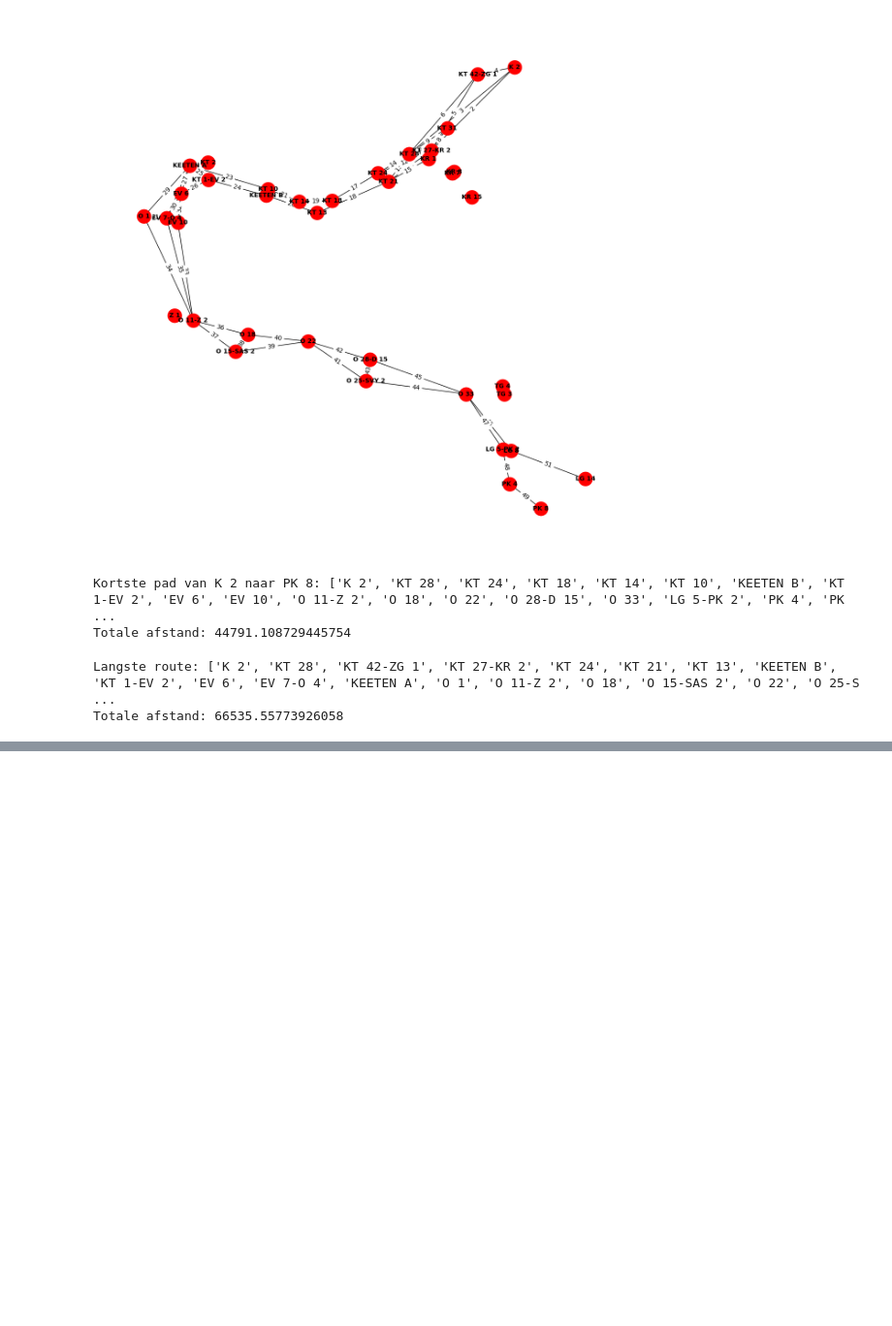
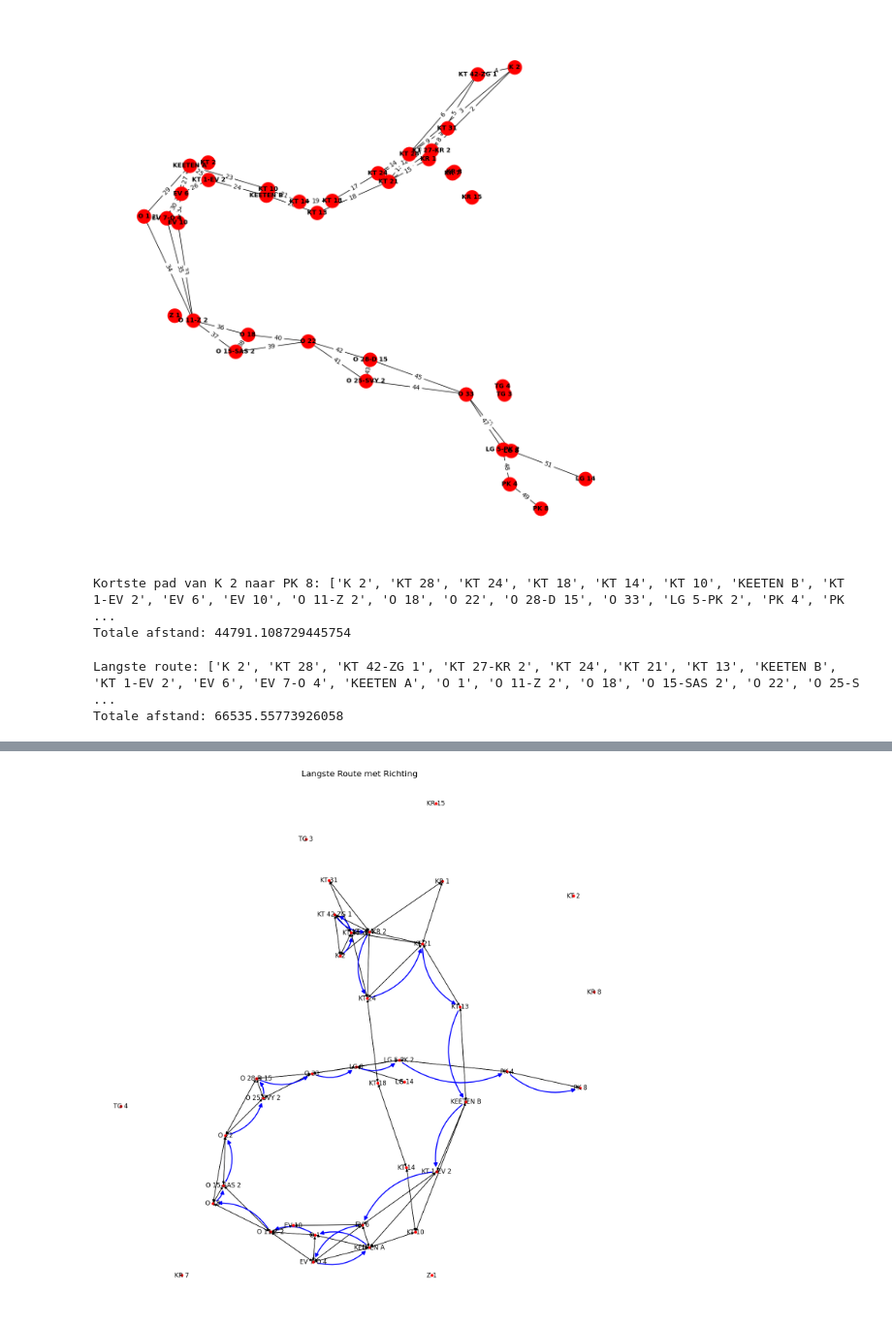
Before and after one commit to ajruben/spatial_project_zeilen, a Jupyter notebook: scripts/voorbereiden_data.ipynb, the cells around one changed output, grey strips where cells are left out. Shown at 97% size. Saved outputs shown, nothing was run; the diff lists cells and outputs as text; code cells hidden in the pictures; blank space fills up the shorter version.

```diff
--- a/scripts/voorbereiden_data.ipynb
+++ b/scripts/voorbereiden_data.ipynb
@@ -588,0 +598,31 @@ Totale afstand: 66535.55773926058
+# %%
+#route beter zichtbaar tussen knopen. niet geografisch accuraat
+
+if not isinstance(G, nx.DiGraph):
+    G = nx.DiGraph(G)
+
+# Posities van de knooppunten ophalen met een spring-layout voor betere spreiding
+pos = nx.spring_layout(G, k=5, seed=2137)  # De seed zorgt voor een consistente lay-out
+
+# Visualiseer de volledige graaf
+plt.figure(figsize=(14, 14))
+nx.draw(G, pos, with_labels=True, node_size=20, node_color="red", font_size=12, font_color="black")
+
+# Highlight de langste route met pijlen en een grotere kromming
+edges_in_path = [(path[i], path[i + 1]) for i in range(len(path) - 1)]
+nx.draw_networkx_edges(
+    G,
+    pos,
+    edgelist=edges_in_path,
+    edge_color="blue",  # Gebruik een andere kleur voor de route
+    width=2,
+    arrows=True,
+    arrowsize=15,
+    connectionstyle="arc3,rad=0.3"  # Grotere kromming voor betere leesbaarheid
+)
+
+# Titel en tonen
+plt.title("Langste Route met Richting", fontsize=16)
+plt.show()
+# %% [output]
+[figure, added]
```
Also changed, not shown: parts of 9 cells of this notebook, 3 other files.
